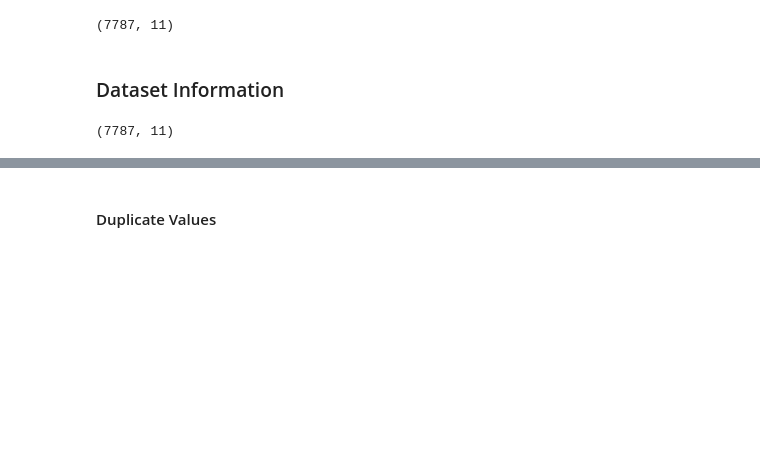
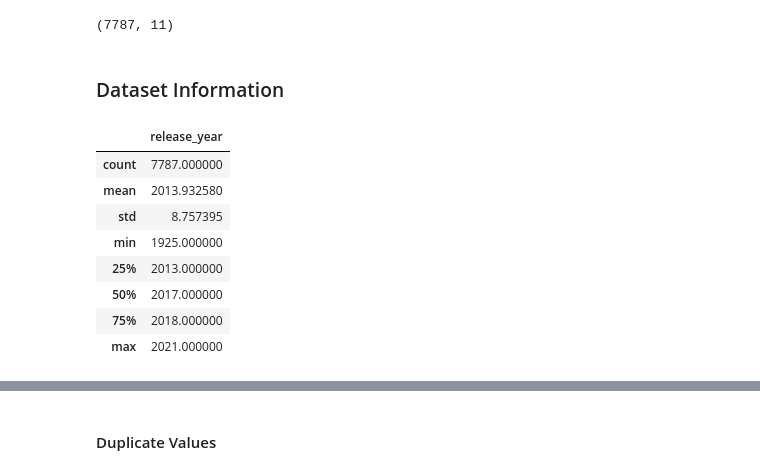
Before and after one commit to ash260498/-Datascience, a Jupyter notebook: Netflix_Movies_and_TV_shows_Clustering.ipynb, the cells around one changed output, grey strips where cells are left out. Cells and saved outputs as stored; diff of their text form; code cells hidden in the pictures; blank space fills up the shorter version.

```diff
--- a/Netflix_Movies_and_TV_shows_Clustering.ipynb
+++ b/Netflix_Movies_and_TV_shows_Clustering.ipynb
@@ -164,5 +164,14 @@ df.shape
 ### Dataset Information
 # %%
 # Dataset Info
+df.describe()
 # %% [output]
-(7787, 11)
+|  | release_year |
+| count | 7787.000000 |
+| mean | 2013.932580 |
+| std | 8.757395 |
+| min | 1925.000000 |
+| 25% | 2013.000000 |
+| 50% | 2017.000000 |
+| 75% | 2018.000000 |
+| max | 2021.000000 |
```
Also changed, not shown: parts of 3 cells of this notebook.
